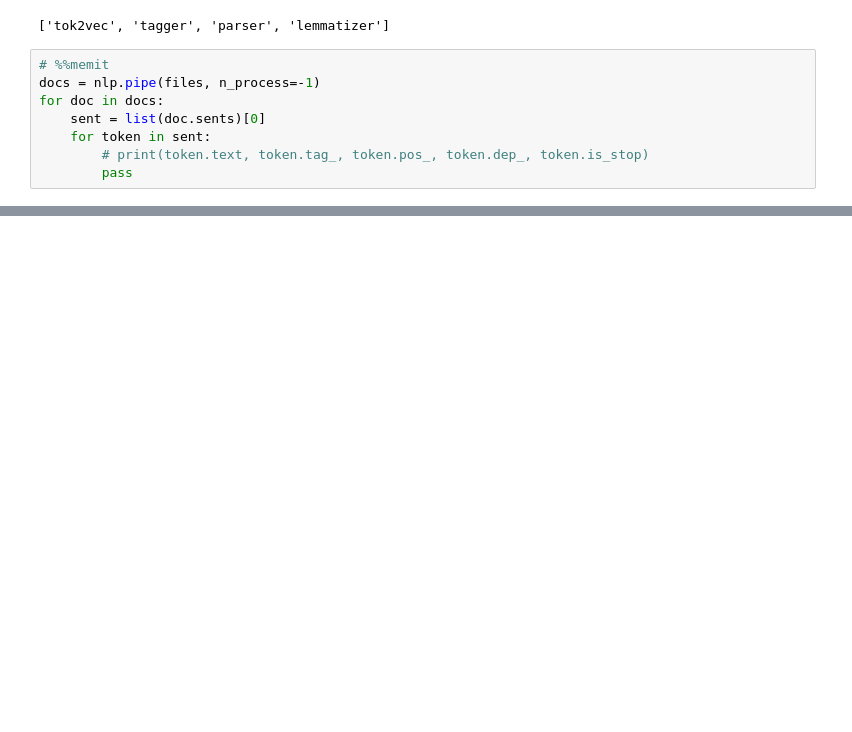
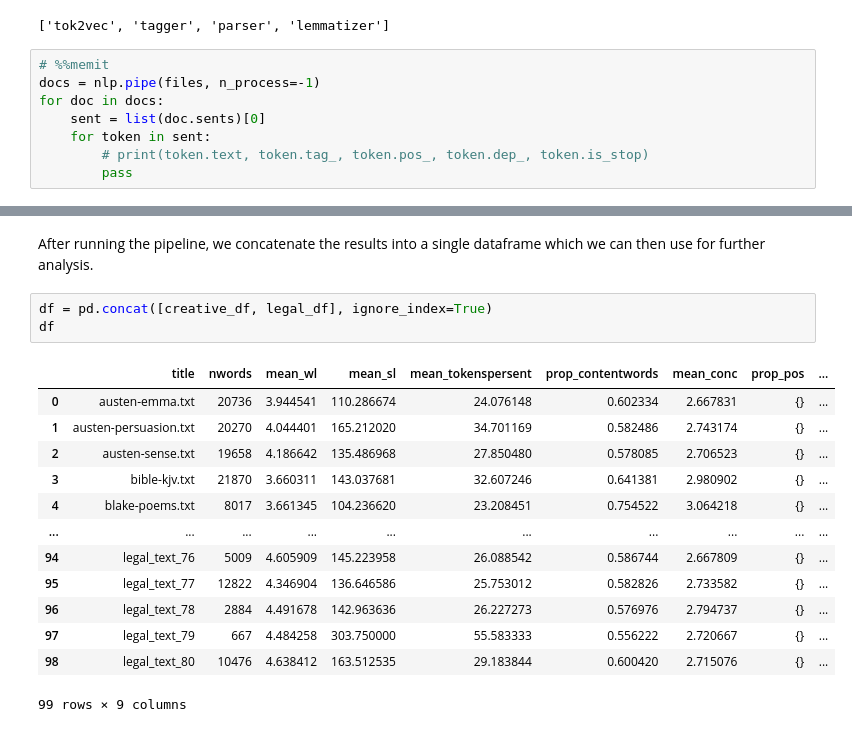
Before and after one commit to m-krastev/creative-thesis, a Jupyter notebook: src/tests.ipynb, the cells around one changed output, grey strips where cells are left out. Saved outputs shown, nothing was run; the diff lists cells and outputs as text; blank space fills up the shorter version.

Commit message:
Got around to making a simple pipeline

```diff
--- a/src/tests.ipynb
+++ b/src/tests.ipynb
@@ -85,0 +159,19 @@ Increment here is the more important number as it tells us how memory usage peak
+# %% [markdown]
+After running the pipeline, we concatenate the results into a single dataframe which we can then use for further analysis.
+# %%
+df = pd.concat([creative_df, legal_df], ignore_index=True)
+df
+# %% [output]
+|  | title | nwords | mean_wl | mean_sl | mean_tokenspersent | prop_contentwords | mean_conc | prop_pos | ... |
+| 0 | austen-emma.txt | 20736 | 3.944541 | 110.286674 | 24.076148 | 0.602334 | 2.667831 | {} | ... |
+| 1 | austen-persuasion.txt | 20270 | 4.044401 | 165.212020 | 34.701169 | 0.582486 | 2.743174 | {} | ... |
+| 2 | austen-sense.txt | 19658 | 4.186642 | 135.486968 | 27.850480 | 0.578085 | 2.706523 | {} | ... |
+| 3 | bible-kjv.txt | 21870 | 3.660311 | 143.037681 | 32.607246 | 0.641381 | 2.980902 | {} | ... |
+| 4 | blake-poems.txt | 8017 | 3.661345 | 104.236620 | 23.208451 | 0.754522 | 3.064218 | {} | ... |
+| ... | ... | ... | ... | ... | ... | ... | ... | ... | ... |
+| 94 | legal_text_76 | 5009 | 4.605909 | 145.223958 | 26.088542 | 0.586744 | 2.667809 | {} | ... |
+| 95 | legal_text_77 | 12822 | 4.346904 | 136.646586 | 25.753012 | 0.582826 | 2.733582 | {} | ... |
+| 96 | legal_text_78 | 2884 | 4.491678 | 142.963636 | 26.227273 | 0.576976 | 2.794737 | {} | ... |
+| 97 | legal_text_79 | 667 | 4.484258 | 303.750000 | 55.583333 | 0.556222 | 2.720667 | {} | ... |
+| 98 | legal_text_80 | 10476 | 4.638412 | 163.512535 | 29.183844 | 0.600420 | 2.715076 | {} | ... |
+99 rows × 9 columns
```
Also changed, not shown: parts of 12 cells of this notebook, 4 other files.
